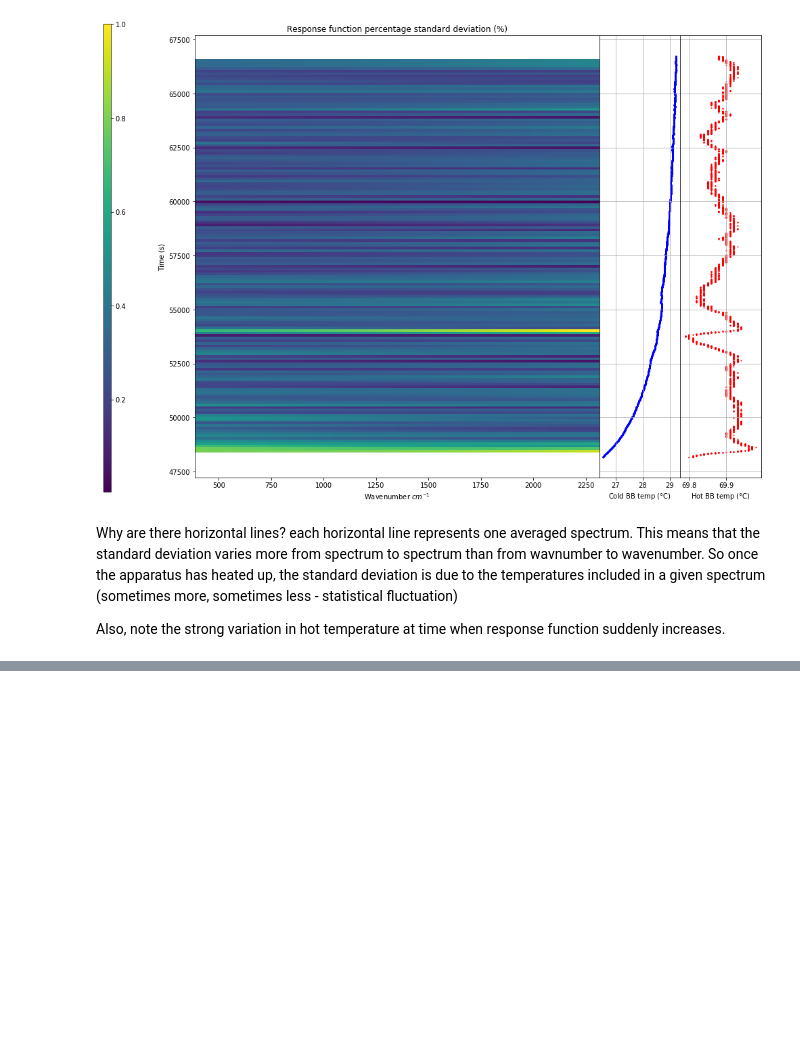
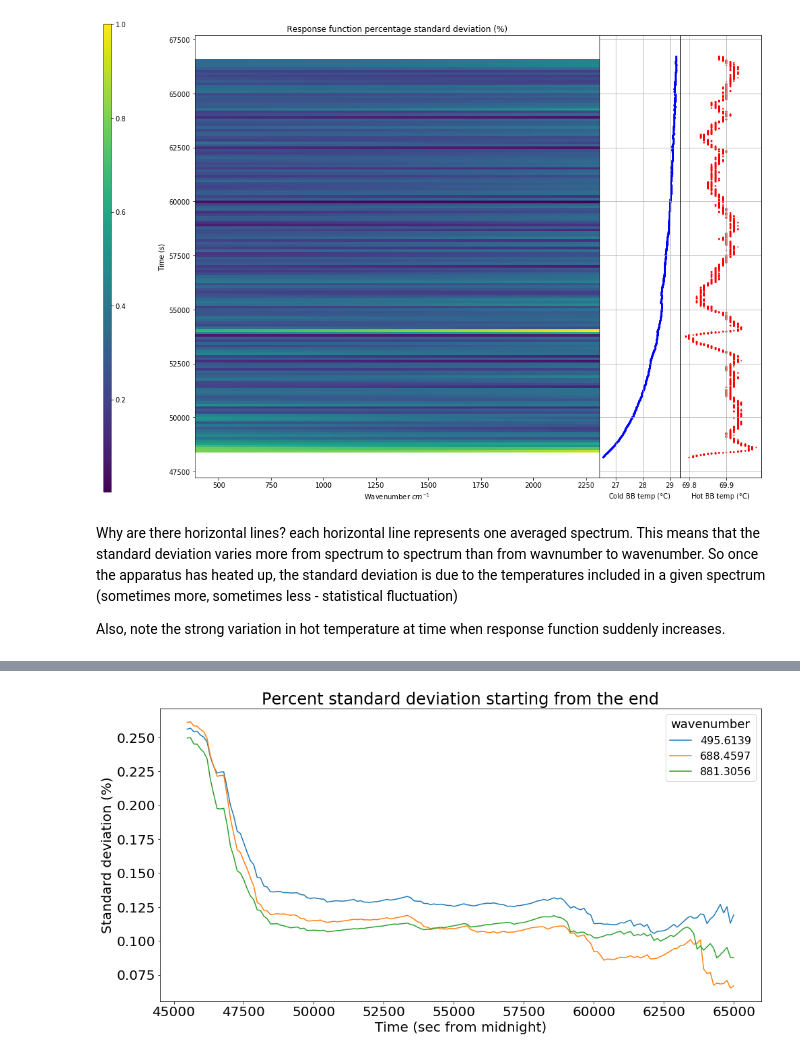
Before and after one commit to micolbedarida/MSci_Project, a Jupyter notebook: data_analysis.ipynb, the cells around one changed output, grey strips where cells are left out. Saved outputs shown, nothing was run; the diff lists cells and outputs as text; code cells hidden in the pictures; blank space fills up the shorter version.

```diff
--- a/data_analysis.ipynb
+++ b/data_analysis.ipynb
@@ -763,0 +764,20 @@ plt.show()
+# %%
+stds_from_back, avgs_from_back, fractional_stds_from_back, wavenumber = resp_from_end(500)
+stds_from_back1, avgs_from_back1, fractional_stds_from_back1, wavenumber1 = resp_from_end(700)
+stds_from_back2, avgs_from_back2, fractional_stds_from_back2, wavenumber2 = resp_from_end(900)
+
+
+fig = plt.figure(figsize=(16, 8))
+plt.plot(spectra_times_4[1:-22:2], fractional_stds_from_back[::-1])
+plt.plot(spectra_times_4[1:-22:2], fractional_stds_from_back1[::-1])
+plt.plot(spectra_times_4[1:-22:2], fractional_stds_from_back2[::-1])
+plt.title('Percent standard deviation starting from the end', fontsize=24)
+plt.xlabel('Time (sec from midnight)', fontsize=20)
+plt.ylabel('Standard deviation (%)', fontsize=20)
+legend = plt.legend([wavenumber, wavenumber1, wavenumber2], title='wavenumber', fontsize=16)
+plt.setp(legend.get_title(), fontsize = 18)
+plt.tick_params(labelsize=20, labelcolor='black')
+fig.savefig('Graphs/Percentage_rep_function_std_from_end_all.png', dpi=600)
+plt.show()
+# %% [output]
+[figure, added]
```
Also changed, not shown: parts of 3 cells of this notebook, 2 other files.
